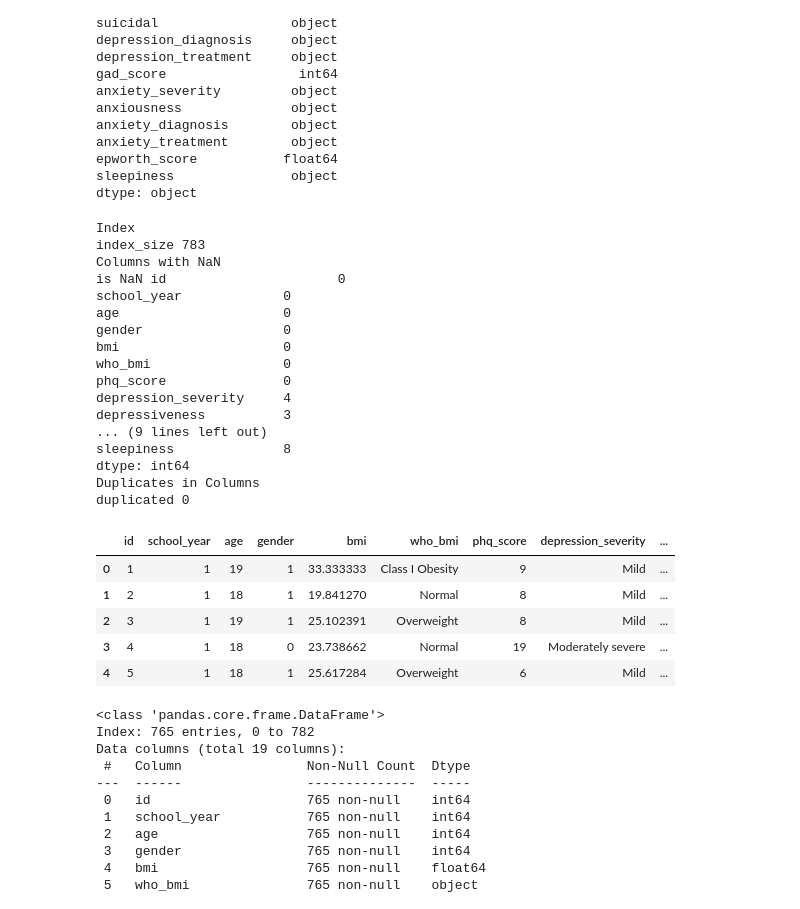
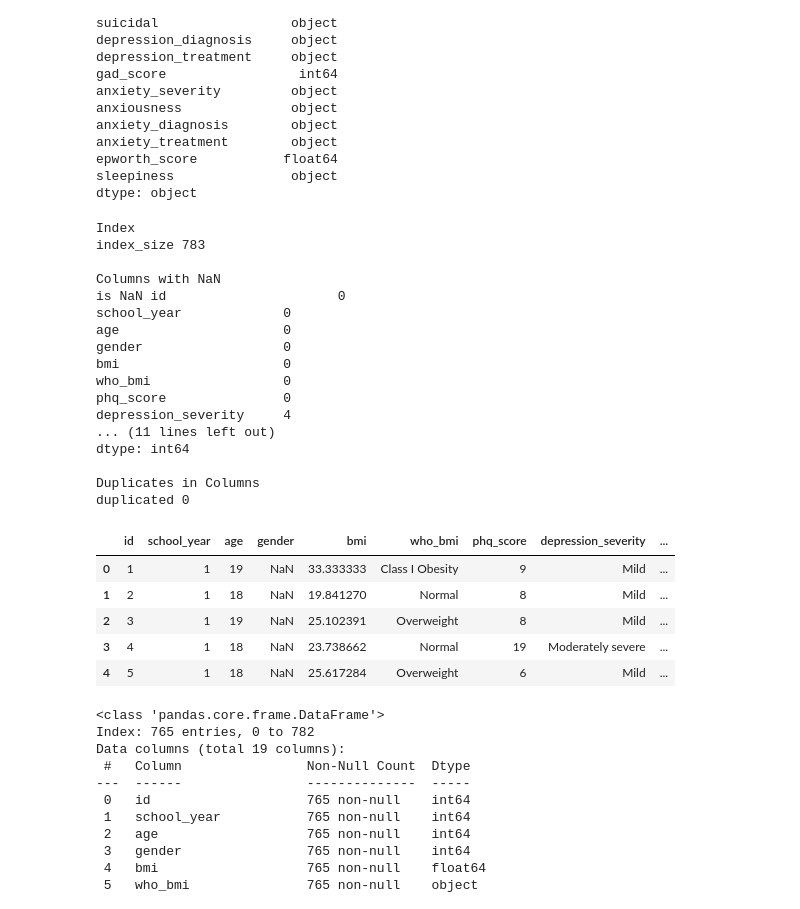
Before and after one commit to a-gafron/Depression_Portfolio_2024, a Jupyter notebook: simple_model_depression.ipynb, the cells around one changed output. Saved outputs shown, nothing was run; the diff lists cells and outputs as text; code cells hidden in the pictures.

```diff
--- a/simple_model_depression.ipynb
+++ b/simple_model_depression.ipynb
@@ -76,15 +76,18 @@ dtype: object
 # %%
 #check NaNs and duplicates
 print('Index')
-print('index_size', df.index.size)
+print('index_size', df.index.size, "\n")
+
 print('Columns with NaN')
-print('is NaN', df.isna().sum())
+print('is NaN', df.isna().sum(), "\n")
+
 print('Duplicates in Columns')
 print('duplicated', df.duplicated().sum())
-#note: very few NaNs, no duplicates, no cleaning required
+#note: very few NaNs, no duplicates, a bit cleaning required: for first steps we just delete the nan-values
 # %% [output]
 Index
 index_size 783
+
 Columns with NaN
 is NaN id                      0
 school_year             0
@@ -94,33 +97,36 @@ bmi                     0
 who_bmi                 0
 phq_score               0
 depression_severity     4
-depressiveness          3
-... (9 lines left out)
-sleepiness              8
+... (11 lines left out)
 dtype: int64
+
 Duplicates in Columns
 duplicated 0
 # %%
 # Data-cleaning
 
 # Drop all NaNs (we have ony a few NaNs in the columns):
+df_cleaned = df.dropna()
+df_cleaned.to_csv('cleaned_data_set.csv', index=False)
+
 df = df.dropna()
+
 
 
 # Correct Datatypes of the target:
 # and the feature gender (both int)
 
 df.gender = df.gender.map({'male':1, 'female':0})
 
 df['depressiveness'] = df['depressiveness'].astype(int)
 display(df.head())
 # %% [output]
 |  | id | school_year | age | gender | bmi | who_bmi | phq_score | depression_severity | ... |
-| 0 | 1 | 1 | 19 | 1 | 33.333333 | Class I Obesity | 9 | Mild | ... |
-| 1 | 2 | 1 | 18 | 1 | 19.841270 | Normal | 8 | Mild | ... |
-| 2 | 3 | 1 | 19 | 1 | 25.102391 | Overweight | 8 | Mild | ... |
-| 3 | 4 | 1 | 18 | 0 | 23.738662 | Normal | 19 | Moderately severe | ... |
-| 4 | 5 | 1 | 18 | 1 | 25.617284 | Overweight | 6 | Mild | ... |
+| 0 | 1 | 1 | 19 | NaN | 33.333333 | Class I Obesity | 9 | Mild | ... |
+| 1 | 2 | 1 | 18 | NaN | 19.841270 | Normal | 8 | Mild | ... |
+| 2 | 3 | 1 | 19 | NaN | 25.102391 | Overweight | 8 | Mild | ... |
+| 3 | 4 | 1 | 18 | NaN | 23.738662 | Normal | 19 | Moderately severe | ... |
+| 4 | 5 | 1 | 18 | NaN | 25.617284 | Overweight | 6 | Mild | ... |
 # %%
 df.info()
 # %% [output]
```
Also changed, not shown: 2 other files.
